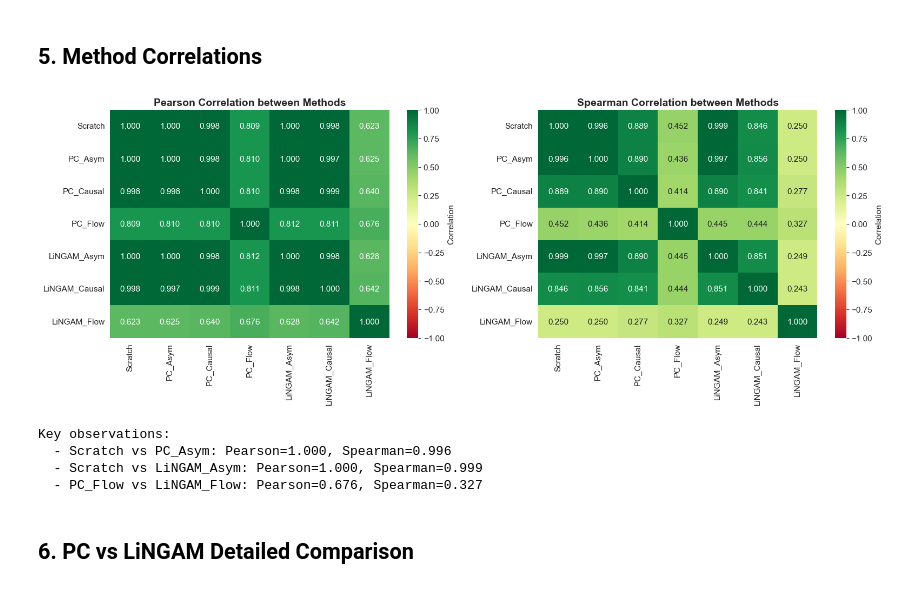
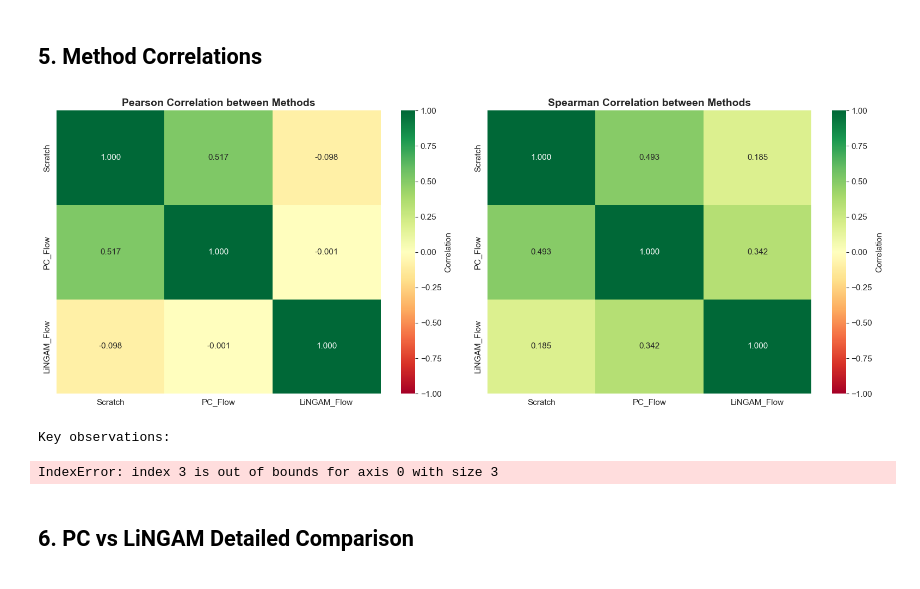
Before and after one commit to juanriosg12/master_thesis, a Jupyter notebook: visualizations/step6_pc_vs_lingam_analysis.ipynb, the cells around one changed output. Cells and saved outputs as stored; diff of their text form; code cells hidden in the pictures.

```diff
--- a/visualizations/step6_pc_vs_lingam_analysis.ipynb
+++ b/visualizations/step6_pc_vs_lingam_analysis.ipynb
@@ -29,7 +29,7 @@ PROCESSED_DIR = BASE_DIR / 'data' / 'processed'
 SYNTHETIC_DIR = BASE_DIR / 'data' / 'synthetic'
 
 # Configuration
-DATASET = 'mixed_no_conf_f50_s1000_p50'
+DATASET = 'mixed_conf_f50_s1000_p50'
 MODEL = 'lgbm'
 
 print(f"✓ Dataset: {DATASET}")
@@ -208,11 +208,11 @@ Detailed comparison for Top 10 features:
 # Calculate correlations between all methods
 methods = {
     'Scratch': scratch_importance,
-    'PC_Asym': pc_asym_importance,
-    'PC_Causal': pc_causal_importance,
+    # 'PC_Asym': pc_asym_importance,
+    # 'PC_Causal': pc_causal_importance,
     'PC_Flow': pc_flow_importance,
-    'LiNGAM_Asym': lingam_asym_importance,
-    'LiNGAM_Causal': lingam_causal_importance,
+    # 'LiNGAM_Asym': lingam_asym_importance,
+    # 'LiNGAM_Causal': lingam_causal_importance,
     'LiNGAM_Flow': lingam_flow_importance,
 }
 
@@ -222,41 +222,39 @@ n_methods = len(method_names)
 corr_matrix_pearson = np.zeros((n_methods, n_methods))
 corr_matrix_spearman = np.zeros((n_methods, n_methods))
 
 for i, method1 in enumerate(method_names):
     for j, method2 in enumerate(method_names):
         pearson_corr, _ = pearsonr(methods[method1], methods[method2])
         spearman_corr, _ = spearmanr(methods[method1], methods[method2])
         corr_matrix_pearson[i, j] = pearson_corr
         corr_matrix_spearman[i, j] = spearman_corr
 
 # Plot correlation heatmaps
 fig, axes = plt.subplots(1, 2, figsize=(16, 6))
 
 # Pearson correlation
 sns.heatmap(corr_matrix_pearson, annot=True, fmt='.3f', cmap='RdYlGn', center=0,
             xticklabels=method_names, yticklabels=method_names,
             vmin=-1, vmax=1, ax=axes[0], cbar_kws={'label': 'Correlation'})
 axes[0].set_title('Pearson Correlation between Methods', fontsize=14, fontweight='bold')
 
 # Spearman correlation
 sns.heatmap(corr_matrix_spearman, annot=True, fmt='.3f', cmap='RdYlGn', center=0,
             xticklabels=method_names, yticklabels=method_names,
             vmin=-1, vmax=1, ax=axes[1], cbar_kws={'label': 'Correlation'})
 axes[1].set_title('Spearman Correlation between Methods', fontsize=14, fontweight='bold')
 
 plt.tight_layout()
 plt.show()
 
 print("\nKey observations:")
-print(f"  - Scratch vs PC_Asym: Pearson={corr_matrix_pearson[0, 1]:.3f}, Spearman={corr_matrix_spearman[0, 1]:.3f}")
-print(f"  - Scratch vs LiNGAM_Asym: Pearson={corr_matrix_pearson[0, 4]:.3f}, Spearman={corr_matrix_spearman[0, 4]:.3f}")
-print(f"  - PC_Flow vs LiNGAM_Flow: Pearson={corr_matrix_pearson[3, 6]:.3f}, Spearman={corr_matrix_spearman[3, 6]:.3f}")
+# print(f"  - Scratch vs PC_Asym: Pearson={corr_matrix_pearson[0, 1]:.3f}, Spearman={corr_matrix_spearman[0, 1]:.3f}")
+# print(f"  - Scratch vs LiNGAM_Asym: Pearson={corr_matrix_pearson[0, 4]:.3f}, Spearman={corr_matrix_spearman[0, 4]:.3f}")
+# print(f"  - PC_Flow vs LiNGAM_Flow: Pearson={corr_matrix_pearson[3, 6]:.3f}, Spearman={corr_matrix_spearman[3, 6]:.3f}")
 # %% [output]
-[figure, old version]
+[figure, new version]
 Key observations:
-  - Scratch vs PC_Asym: Pearson=1.000, Spearman=0.996
-  - Scratch vs LiNGAM_Asym: Pearson=1.000, Spearman=0.999
-  - PC_Flow vs LiNGAM_Flow: Pearson=0.676, Spearman=0.327
+IndexError: index 3 is out of bounds for axis 0 with size 3
 # %% [markdown]
 ## 6. PC vs LiNGAM Detailed Comparison
 # %%
```
Also changed, not shown: parts of 6 cells of this notebook, 4 other files.
